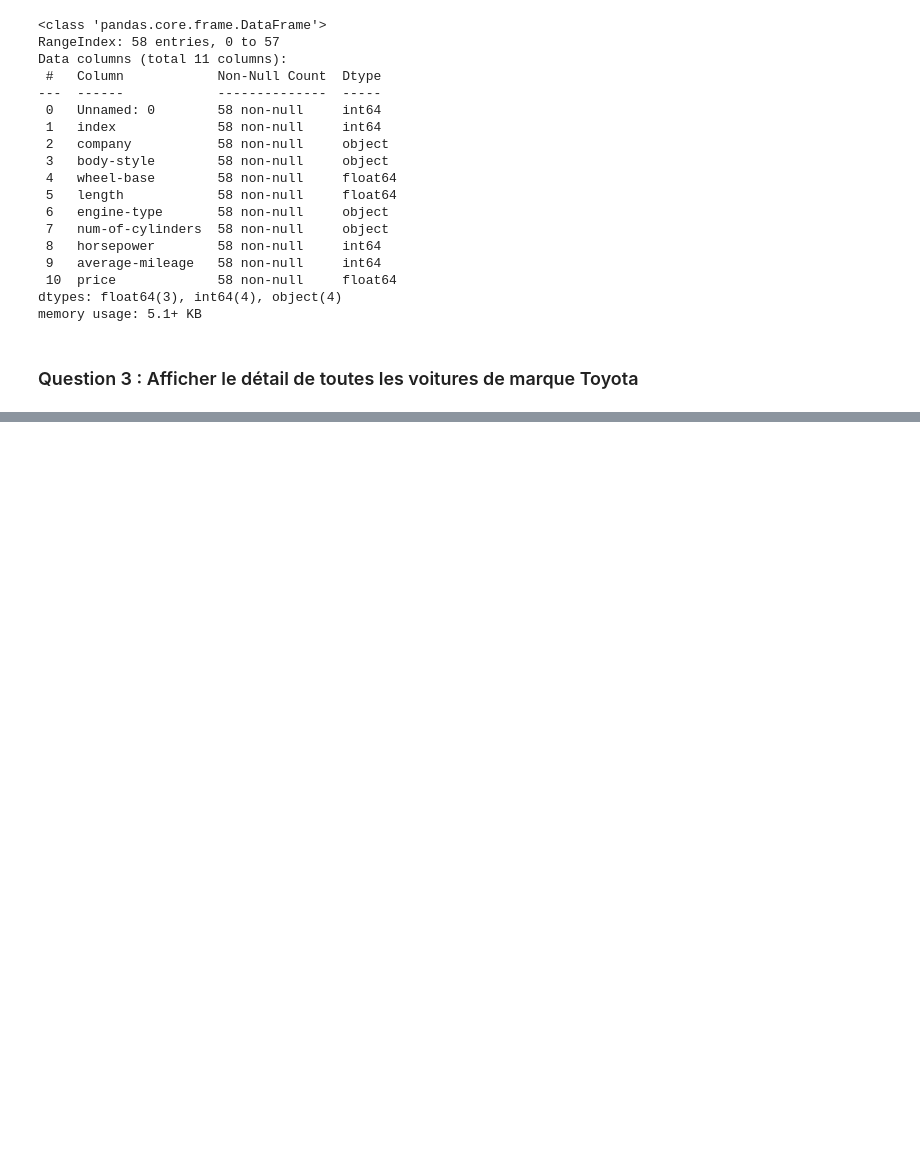
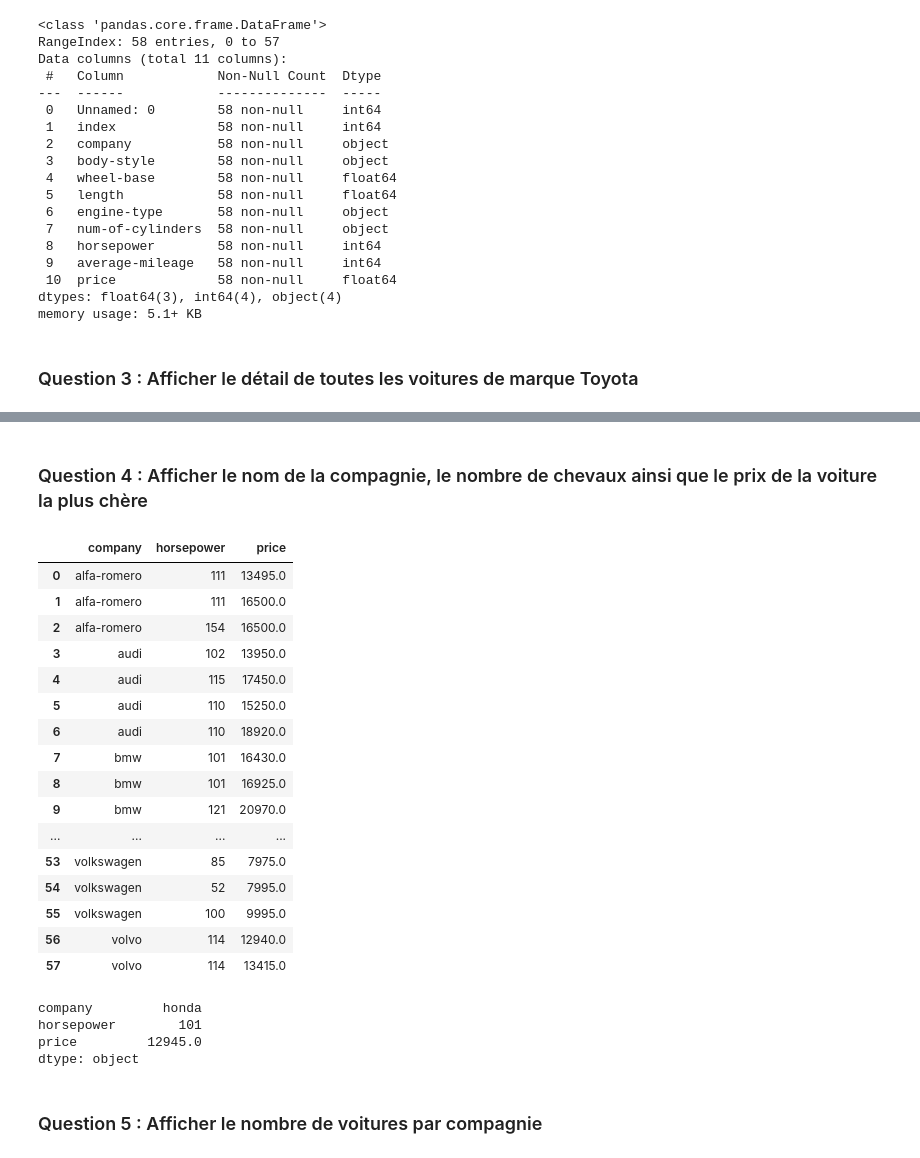
Before and after one commit to Djalabi/Brief3DataScience, a Jupyter notebook: brief3datascience.ipynb, the cells around one changed output, grey strips where cells are left out. Saved outputs shown, nothing was run; the diff lists cells and outputs as text; code cells hidden in the pictures; blank space fills up the shorter version.

```diff
--- a/brief3datascience.ipynb
+++ b/brief3datascience.ipynb
@@ -75,0 +88,23 @@ memory usage: 5.1+ KB
+# %% [markdown]
+### Question 4 : Afficher le nom de la compagnie, le nombre de chevaux ainsi que le prix de la voiture la plus chère
+# %%
+datacamp = data.loc[:,['company','horsepower','price']]
+datacamp
+# %% [output]
+|  | company | horsepower | price |
+| 0 | alfa-romero | 111 | 13495.0 |
+| 1 | alfa-romero | 111 | 16500.0 |
+| 2 | alfa-romero | 154 | 16500.0 |
+| 3 | audi | 102 | 13950.0 |
+| 4 | audi | 115 | 17450.0 |
+| 5 | audi | 110 | 15250.0 |
+| 6 | audi | 110 | 18920.0 |
+| 7 | bmw | 101 | 16430.0 |
+| 8 | bmw | 101 | 16925.0 |
+| 9 | bmw | 121 | 20970.0 |
+| ... | ... | ... | ... |
+| 53 | volkswagen | 85 | 7975.0 |
+| 54 | volkswagen | 52 | 7995.0 |
+| 55 | volkswagen | 100 | 9995.0 |
+| 56 | volvo | 114 | 12940.0 |
+| 57 | volvo | 114 | 13415.0 |
@@ -75,0 +113,9 @@ memory usage: 5.1+ KB
+# %%
+datahonda
+# %% [output]
+company         honda
+horsepower        101
+price         12945.0
+dtype: object
+# %% [markdown]
+### Question 5 : Afficher le nombre de voitures par compagnie
```
Also changed, not shown: parts of 4 cells of this notebook.
